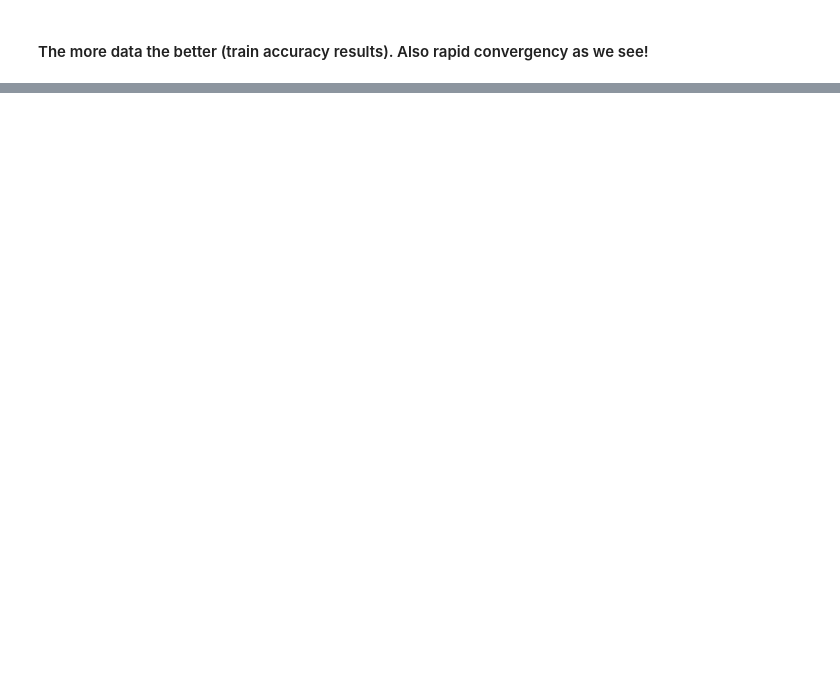
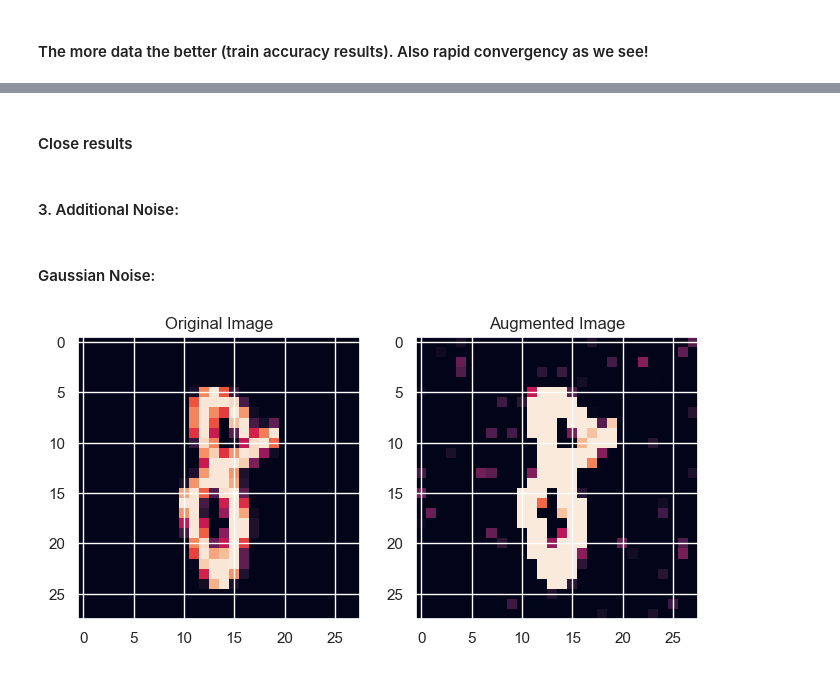
Before and after one commit to 4ervonec19/torch_basics_mnist, a Jupyter notebook: torch_techniques.ipynb, the cells around one changed output, grey strips where cells are left out. Drawn from its saved outputs; the diff is of its cells as text; code cells hidden in the pictures; blank space fills up the shorter version.

```diff
--- a/torch_techniques.ipynb
+++ b/torch_techniques.ipynb
@@ -639,0 +646,27 @@ Epoch 19... (Train/Test) NLL: 0.019/0.079       Accuracy: 0.997/0.975
+# %%
+def check_augmentation(augmentation):
+
+	'''
+	Allows to check result of augmentation
+
+	parameters:
+
+	augmentation - augmentation type
+	'''
+
+	dataiter = iter(train_loader)
+	images, labels = next(dataiter)
+	image = images[0]
+	augmented_image = augmentation(image)
+
+	image_np = image.permute(1, 2, 0).numpy()
+	augmented_image_np = augmented_image.permute(1, 2, 0).numpy()
+
+	plt.figure(figsize=(8, 4))
+	plt.subplot(1, 2, 1)
+	plt.title('Original Image')
+	plt.imshow(image_np)
+	plt.subplot(1, 2, 2)
+	plt.title('Augmented Image')
+	plt.imshow(augmented_image_np)
+	plt.show()
@@ -639,0 +777,11 @@ Epoch 19... (Train/Test) NLL: 0.019/0.079       Accuracy: 0.997/0.975
+# %% [markdown]
+#### Close results
+# %% [markdown]
+#### 3. Additional Noise:
+# %% [markdown]
+#### Gaussian Noise:
+# %%
+augmentation = v2.GaussianNoise(mean = 0.0, sigma = 0.3)
+check_augmentation(augmentation)
+# %% [output]
+[figure, added]
```
Also changed, not shown: parts of 40 cells of this notebook.
